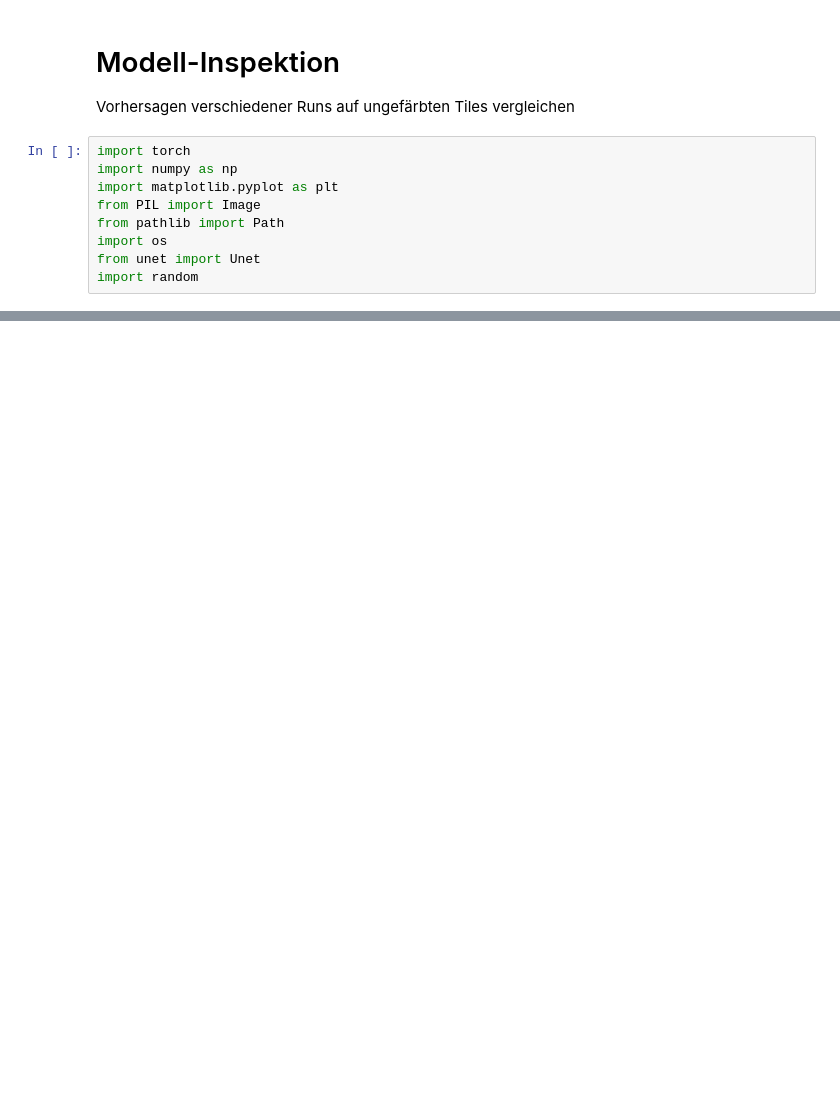
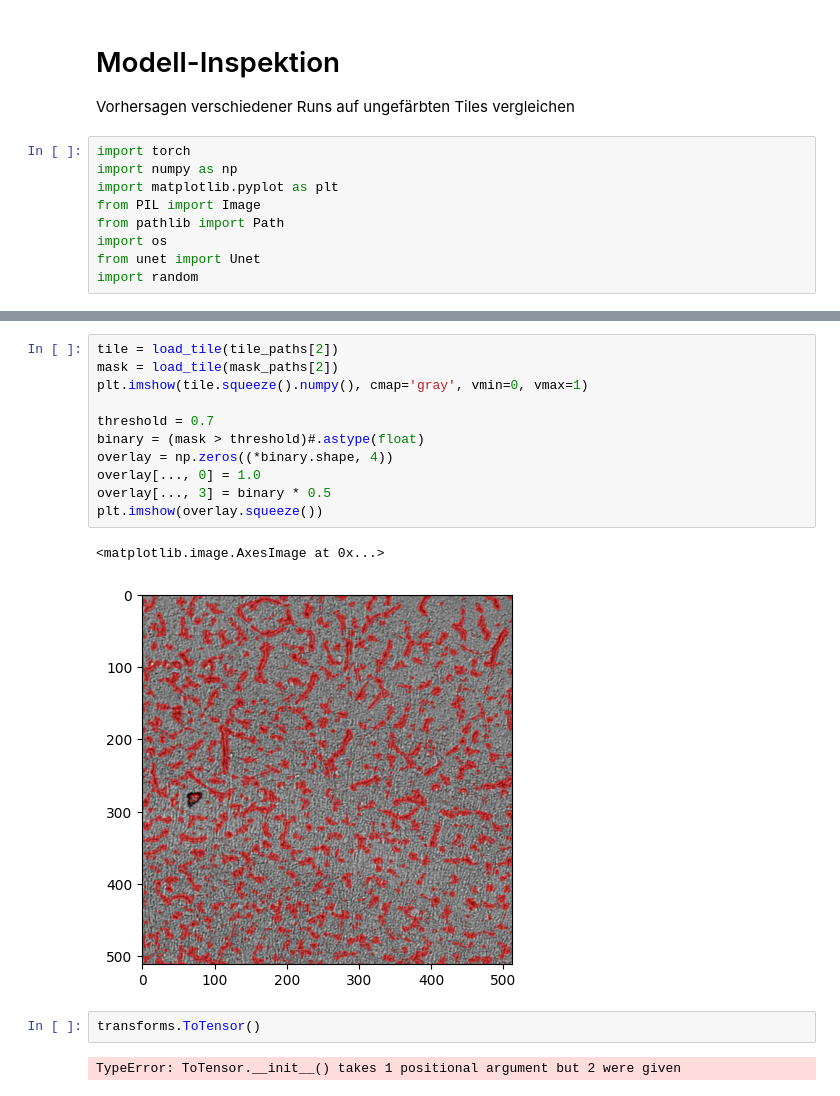
Before and after one commit to Friedrich-Jahns/Projektpraktikum_Master, a Jupyter notebook: augmentation_testing/inspect.ipynb, the cells around one changed output, grey strips where cells are left out. Cells and saved outputs as stored; diff of their text form; blank space fills up the shorter version.

```diff
--- a/augmentation_testing/inspect.ipynb
+++ b/augmentation_testing/inspect.ipynb
@@ -177,0 +252,18 @@ plt.show()
+# %%
+tile = load_tile(tile_paths[2])
+mask = load_tile(mask_paths[2])
+plt.imshow(tile.squeeze().numpy(), cmap='gray', vmin=0, vmax=1)
+
+threshold = 0.7
+binary = (mask > threshold)#.astype(float)
+overlay = np.zeros((*binary.shape, 4))
+overlay[..., 0] = 1.0
+overlay[..., 3] = binary * 0.5
+plt.imshow(overlay.squeeze())
+# %% [output]
+<matplotlib.image.AxesImage at 0x...>
+[figure, added]
+# %%
+transforms.ToTensor()
+# %% [output]
+TypeError: ToTensor.__init__() takes 1 positional argument but 2 were given
```
Also changed, not shown: parts of 19 cells of this notebook, 18 other files.
